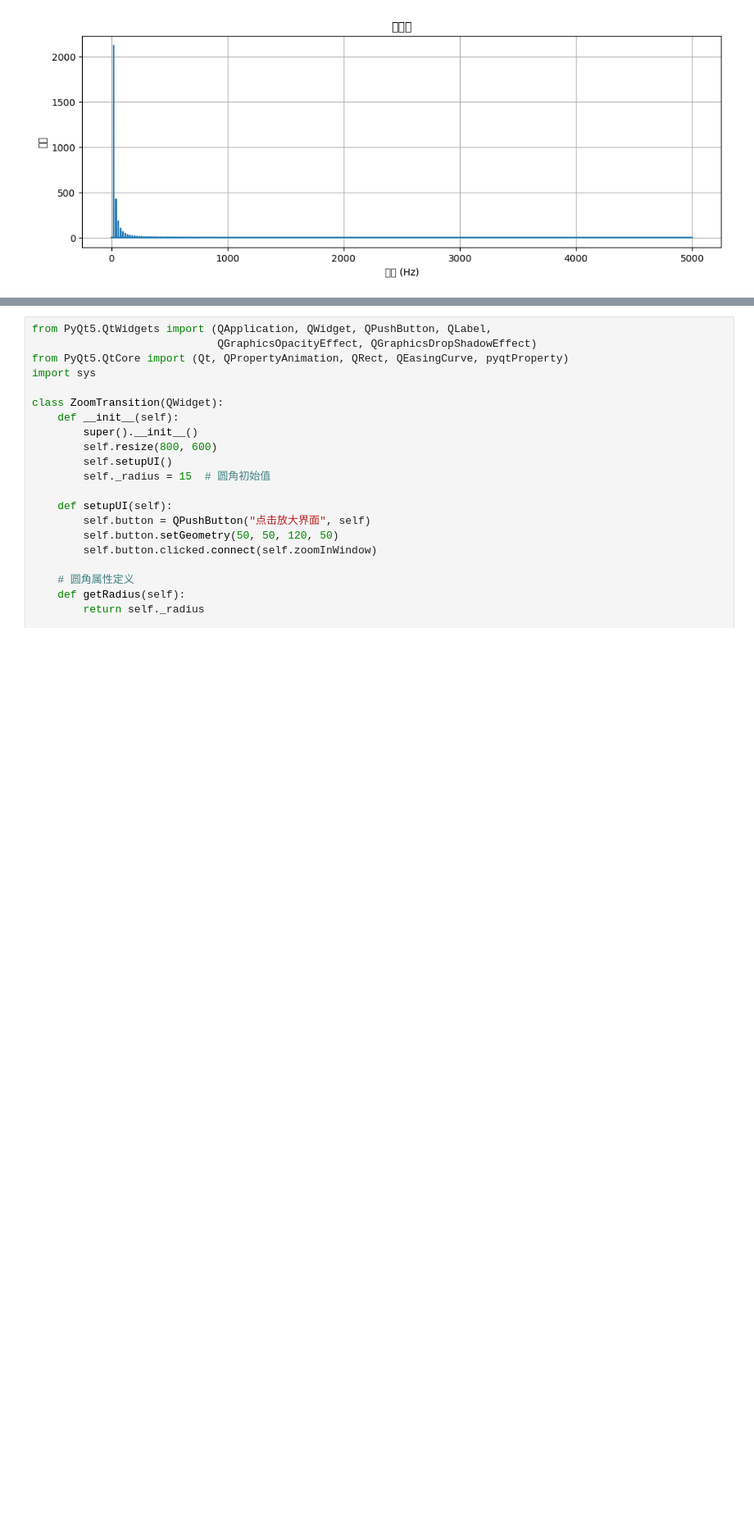
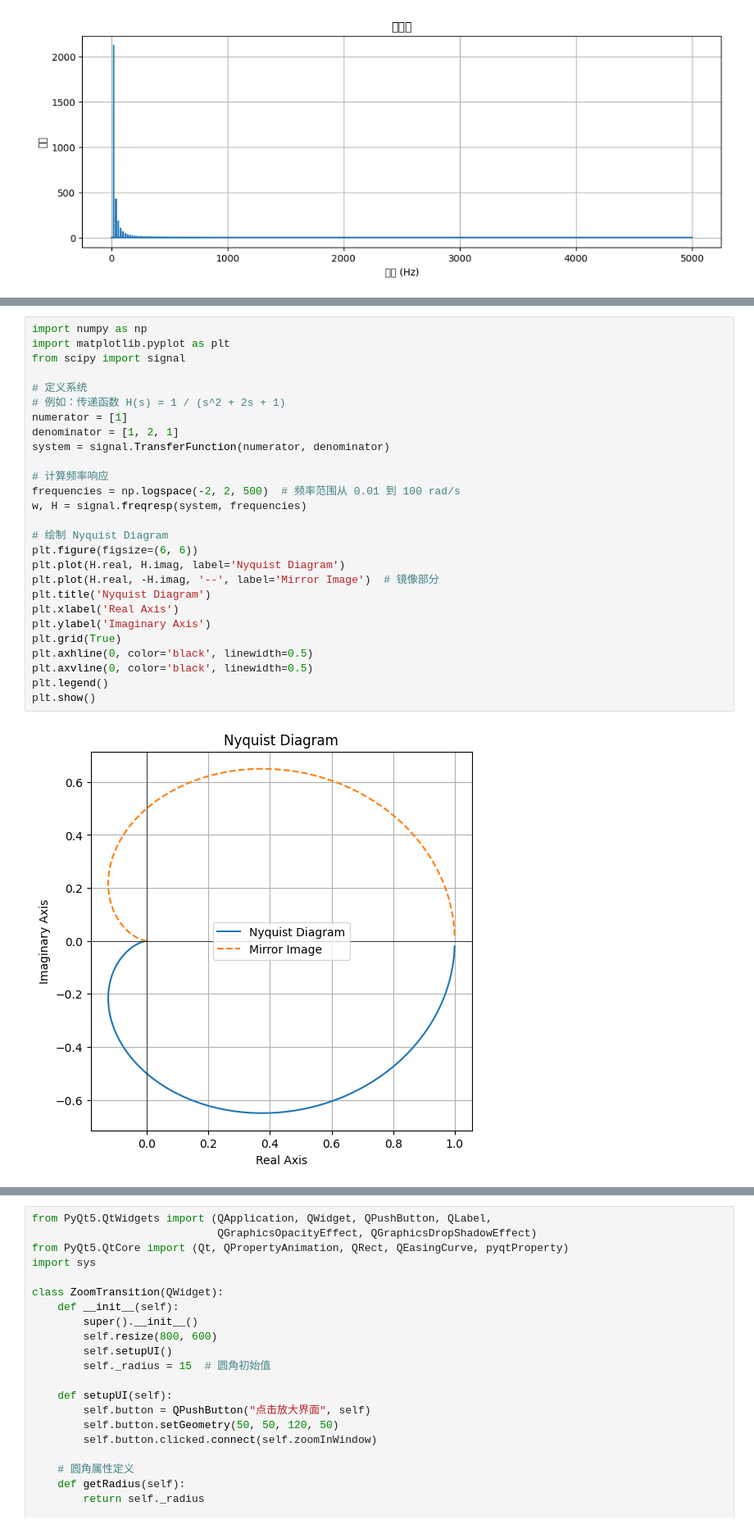
Before and after one commit to Jsvi53/qt_custom_widget, a Jupyter notebook: scripty.ipynb, the cells around one changed output, grey strips where cells are left out. Shown at 82% size. Drawn from its saved outputs; the diff is of its cells as text; blank space fills up the shorter version.

```diff
--- a/scripty.ipynb
+++ b/scripty.ipynb
@@ -119,0 +159,29 @@ plt.show()
+# %%
+import numpy as np
+import matplotlib.pyplot as plt
+from scipy import signal
+
+# 定义系统
+# 例如：传递函数 H(s) = 1 / (s^2 + 2s + 1)
+numerator = [1]
+denominator = [1, 2, 1]
+system = signal.TransferFunction(numerator, denominator)
+
+# 计算频率响应
+frequencies = np.logspace(-2, 2, 500)  # 频率范围从 0.01 到 100 rad/s
+w, H = signal.freqresp(system, frequencies)
+
+# 绘制 Nyquist Diagram
+plt.figure(figsize=(6, 6))
+plt.plot(H.real, H.imag, label='Nyquist Diagram')
+plt.plot(H.real, -H.imag, '--', label='Mirror Image')  # 镜像部分
+plt.title('Nyquist Diagram')
+plt.xlabel('Real Axis')
+plt.ylabel('Imaginary Axis')
+plt.grid(True)
+plt.axhline(0, color='black', linewidth=0.5)
+plt.axvline(0, color='black', linewidth=0.5)
+plt.legend()
+plt.show()
+# %% [output]
+[figure, added]
```
Also changed, not shown: parts of 5 cells of this notebook, 1 other file.
